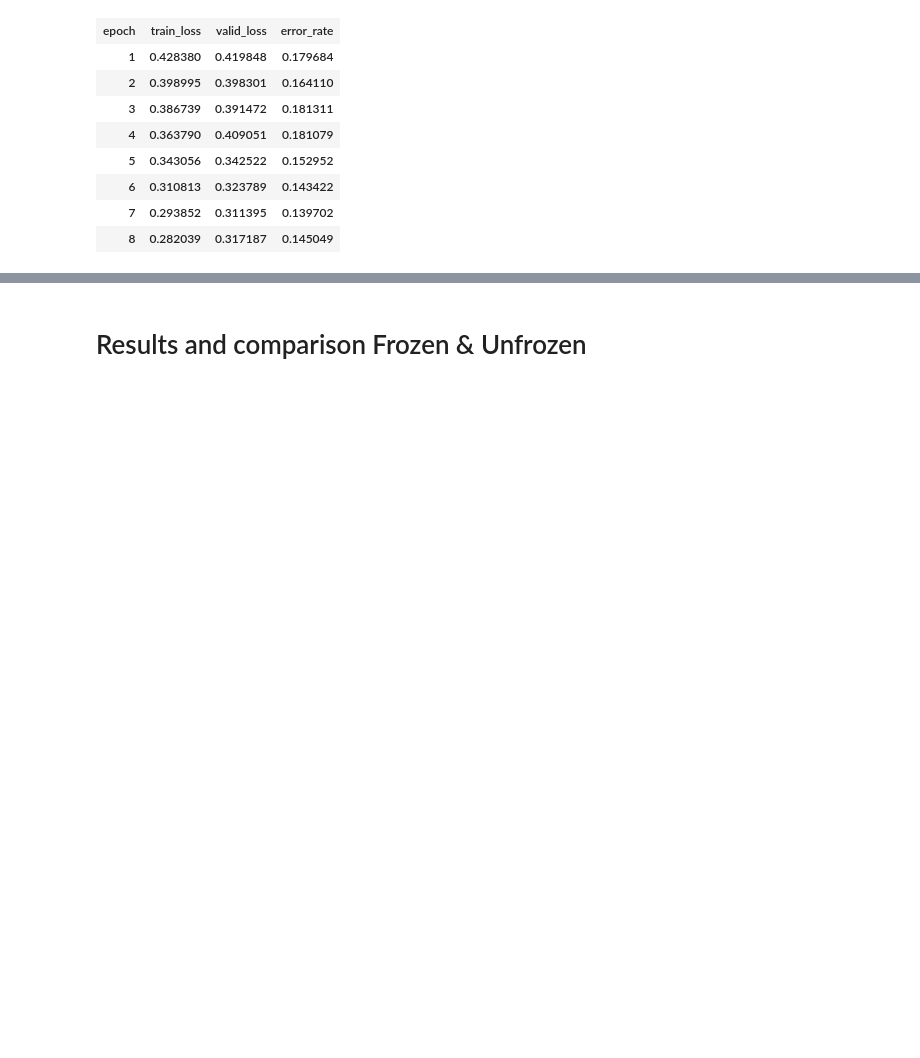
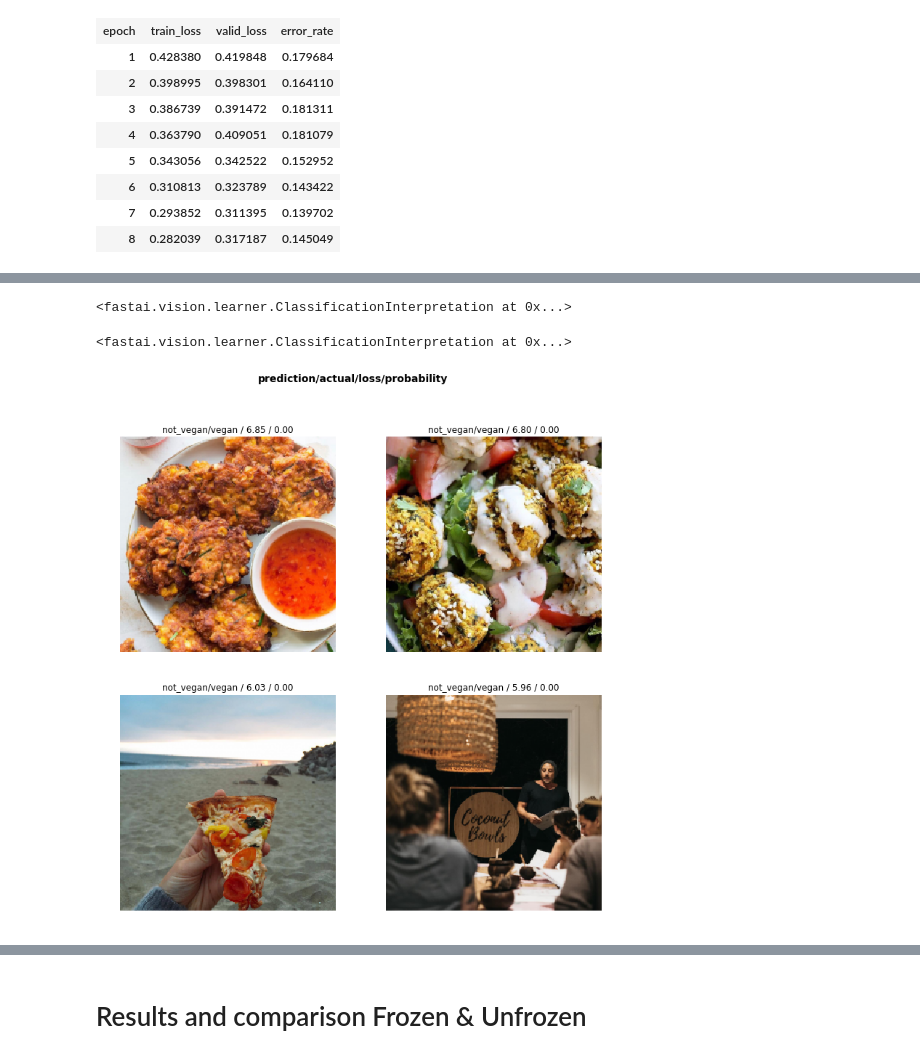
Before and after one commit to remiconnesson/instaclassifier, a Jupyter notebook: Bigger Dataset - Downloading, preprocessing and training.ipynb, the cells around one changed output, grey strips where cells are left out. Saved outputs shown, nothing was run; the diff lists cells and outputs as text; code cells hidden in the pictures; blank space fills up the shorter version.

```diff
--- a/Bigger Dataset - Downloading, preprocessing and training.ipynb
+++ b/Bigger Dataset - Downloading, preprocessing and training.ipynb
@@ -166,0 +182,13 @@ learn.recorder.plot()
+# %%
+learn.interpret()
+# %% [output]
+<fastai.vision.learner.ClassificationInterpretation at 0x...>
+# %%
+interpr = _
+interpr
+# %% [output]
+<fastai.vision.learner.ClassificationInterpretation at 0x...>
+# %%
+interpr.plot_top_losses(k=4)
+# %% [output]
+[figure, added]
```
Also changed, not shown: parts of 28 cells of this notebook.
